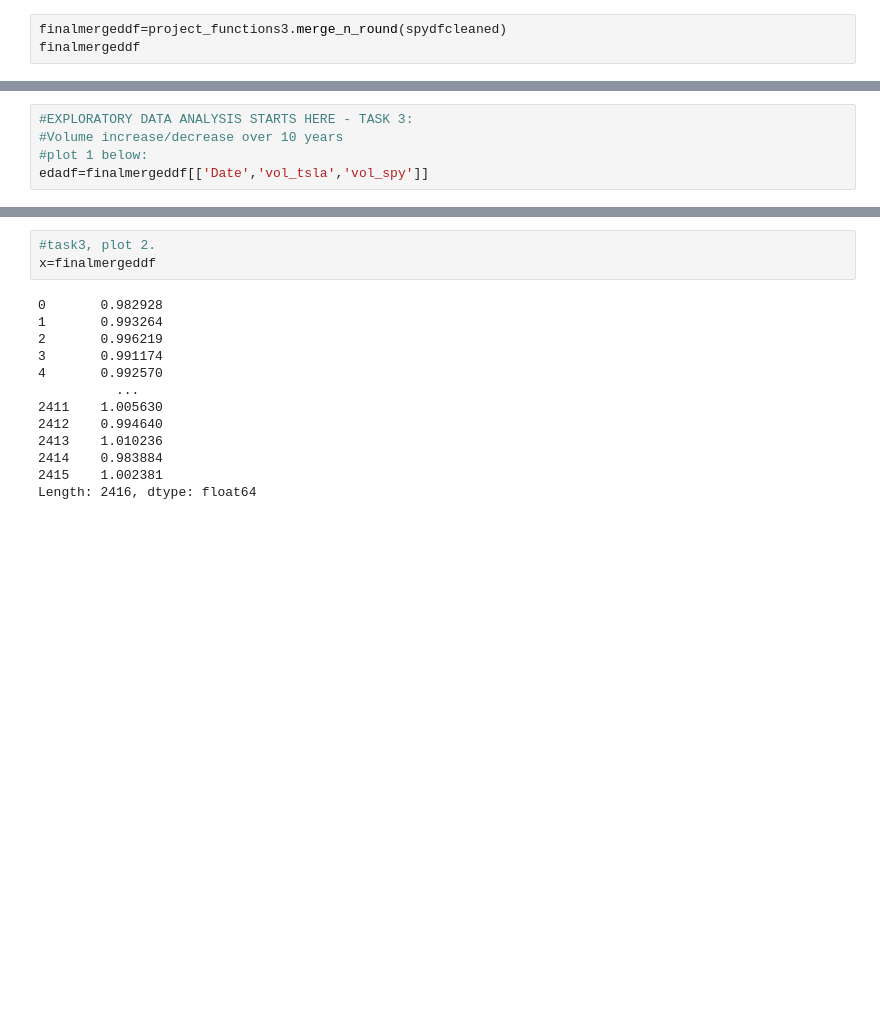
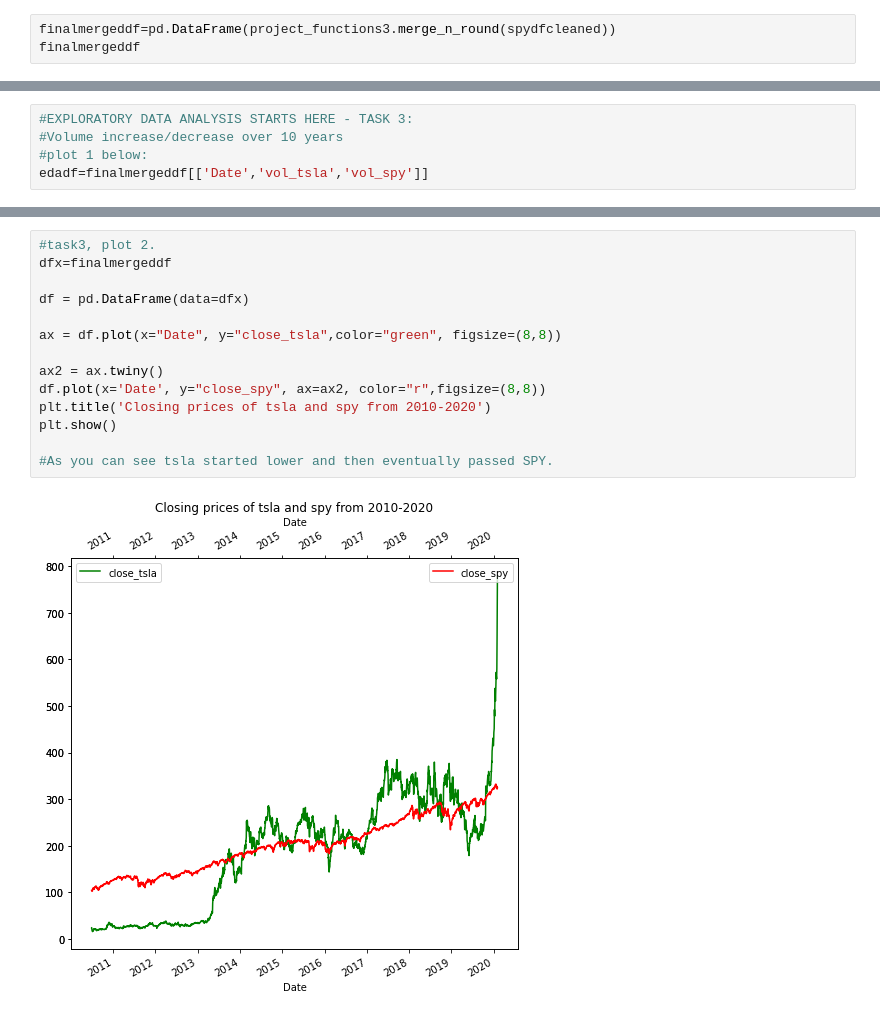
Before and after one commit to data301-2021-summer2/project-group23-project, a Jupyter notebook: analysis/EDA(Task3).ipynb, the cells around one changed output, grey strips where cells are left out. Drawn from its saved outputs; the diff is of its cells as text; blank space fills up the shorter version.

```diff
--- a/analysis/EDA(Task3).ipynb
+++ b/analysis/EDA(Task3).ipynb
@@ -49,7 +49,7 @@ spydfcleaned
 | 2415 | 2020-02-03 | 323.350006 | 324.119995 | 69242300 |
 2416 rows × 4 columns
 # %%
-finalmergeddf=project_functions3.merge_n_round(spydfcleaned)
+finalmergeddf=pd.DataFrame(project_functions3.merge_n_round(spydfcleaned))
 finalmergeddf
 # %% [output]
 |  | Date | open_spy | close_spy | vol_spy | open_tsla | close_tsla | vol_tsla |
@@ -86,17 +100,17 @@ plt.show()
 # %%
 #task3, plot 2.
-x=finalmergeddf
+dfx=finalmergeddf
+
+df = pd.DataFrame(data=dfx)
+
+ax = df.plot(x="Date", y="close_tsla",color="green", figsize=(8,8))
+
+ax2 = ax.twiny()
+df.plot(x='Date', y="close_spy", ax=ax2, color="r",figsize=(8,8))
+plt.title('Closing prices of tsla and spy from 2010-2020')
+plt.show()
+
+#As you can see tsla started lower and then eventually passed SPY.
 # %% [output]
-0       0.982928
-1       0.993264
-2       0.996219
-3       0.991174
-4       0.992570
-          ...
-2411    1.005630
-2412    0.994640
-2413    1.010236
-2414    0.983884
-2415    1.002381
-Length: 2416, dtype: float64
+[figure, added]
 # %%
```
Also changed, not shown: parts of 4 cells of this notebook, 5 other files.
